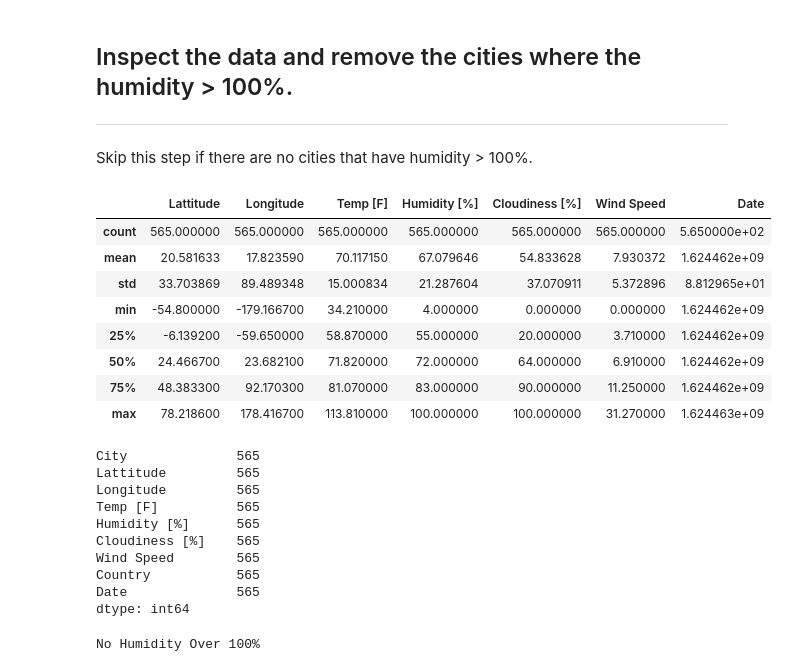
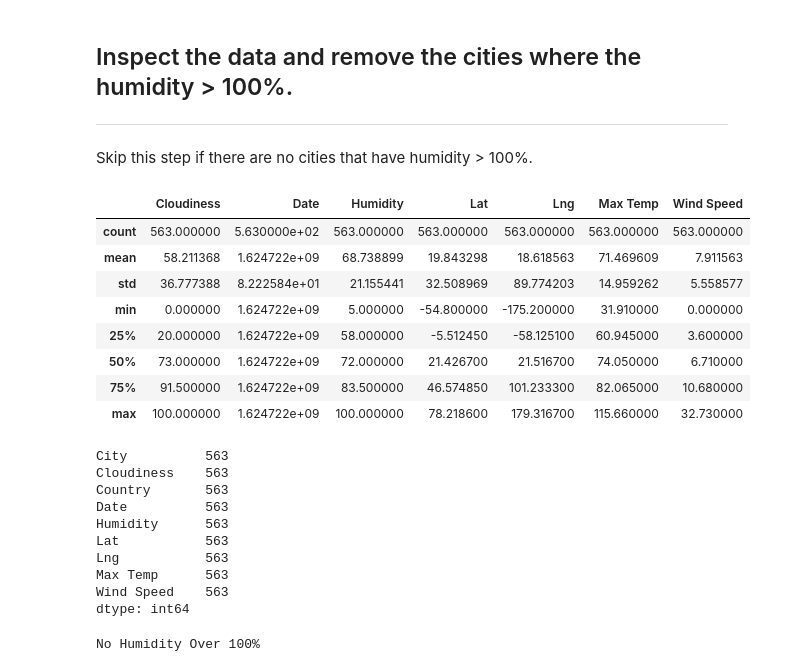
Before and after one commit to DownOnTheFarm/Python-API-Homework, a Jupyter notebook: starter_code/WeatherPy.ipynb, the cells around one changed output. Saved outputs shown, nothing was run; the diff lists cells and outputs as text; code cells hidden in the pictures.

Commit message:
WeatherPush

```diff
--- a/starter_code/WeatherPy.ipynb
+++ b/starter_code/WeatherPy.ipynb
@@ -140,0 +128,20 @@ weatherpy_df.head()
+# %%
+
+# Create a dictonary from lists generated
+weatherpy_df = {
+    "City": city_name,
+    "Cloudiness":cloudiness,
+    "Country":country,
+    "Date":date,
+    "Humidity": humidity,
+    "Lat":lat,
+    "Lng":lng,
+    "Max Temp": max_temp,
+    "Wind Speed":wind_speed
+}
+
+# Create a DataFrame from dictionary
+weatherData_df = pd.DataFrame(weatherpy_df)
+
+# Display count of weather data values
+weatherData_df.count()
@@ -143,30 +174,30 @@ weatherpy_df.head()
 ----
 Skip this step if there are no cities that have humidity > 100%.
 # %%
-weatherpy_df.describe()
+weatherData_df.describe()
 # %% [output]
-|  | Lattitude | Longitude | Temp [F] | Humidity [%] | Cloudiness [%] | Wind Speed | Date |
-| count | 565.000000 | 565.000000 | 565.000000 | 565.000000 | 565.000000 | 565.000000 | 5.650000e+02 |
-| mean | 20.581633 | 17.823590 | 70.117150 | 67.079646 | 54.833628 | 7.930372 | 1.624462e+09 |
-| std | 33.703869 | 89.489348 | 15.000834 | 21.287604 | 37.070911 | 5.372896 | 8.812965e+01 |
-| min | -54.800000 | -179.166700 | 34.210000 | 4.000000 | 0.000000 | 0.000000 | 1.624462e+09 |
-| 25% | -6.139200 | -59.650000 | 58.870000 | 55.000000 | 20.000000 | 3.710000 | 1.624462e+09 |
-| 50% | 24.466700 | 23.682100 | 71.820000 | 72.000000 | 64.000000 | 6.910000 | 1.624462e+09 |
-| 75% | 48.383300 | 92.170300 | 81.070000 | 83.000000 | 90.000000 | 11.250000 | 1.624462e+09 |
-| max | 78.218600 | 178.416700 | 113.810000 | 100.000000 | 100.000000 | 31.270000 | 1.624463e+09 |
+|  | Cloudiness | Date | Humidity | Lat | Lng | Max Temp | Wind Speed |
+| count | 563.000000 | 5.630000e+02 | 563.000000 | 563.000000 | 563.000000 | 563.000000 | 563.000000 |
+| mean | 58.211368 | 1.624722e+09 | 68.738899 | 19.843298 | 18.618563 | 71.469609 | 7.911563 |
+| std | 36.777388 | 8.222584e+01 | 21.155441 | 32.508969 | 89.774203 | 14.959262 | 5.558577 |
+| min | 0.000000 | 1.624722e+09 | 5.000000 | -54.800000 | -175.200000 | 31.910000 | 0.000000 |
+| 25% | 20.000000 | 1.624722e+09 | 58.000000 | -5.512450 | -58.125100 | 60.945000 | 3.600000 |
+| 50% | 73.000000 | 1.624722e+09 | 72.000000 | 21.426700 | 21.516700 | 74.050000 | 6.710000 |
+| 75% | 91.500000 | 1.624722e+09 | 83.500000 | 46.574850 | 101.233300 | 82.065000 | 10.680000 |
+| max | 100.000000 | 1.624722e+09 | 100.000000 | 78.218600 | 179.316700 | 115.660000 | 32.730000 |
 # %%
 #  Get the indices of cities that have humidity over 100%.
-weatherpy_df.count()
+weatherData_df.count()
 # %% [output]
-City              565
-Lattitude         565
-Longitude         565
-Temp [F]          565
-Humidity [%]      565
-Cloudiness [%]    565
-Wind Speed        565
-Country           565
-Date              565
+City          563
+Cloudiness    563
+Country       563
+Date          563
+Humidity      563
+Lat           563
+Lng           563
+Max Temp      563
+Wind Speed    563
 dtype: int64
 # %%
 # Make a new DataFrame equal to the city data to drop all humidity outliers by index.
```
Also changed, not shown: parts of 34 cells of this notebook.
